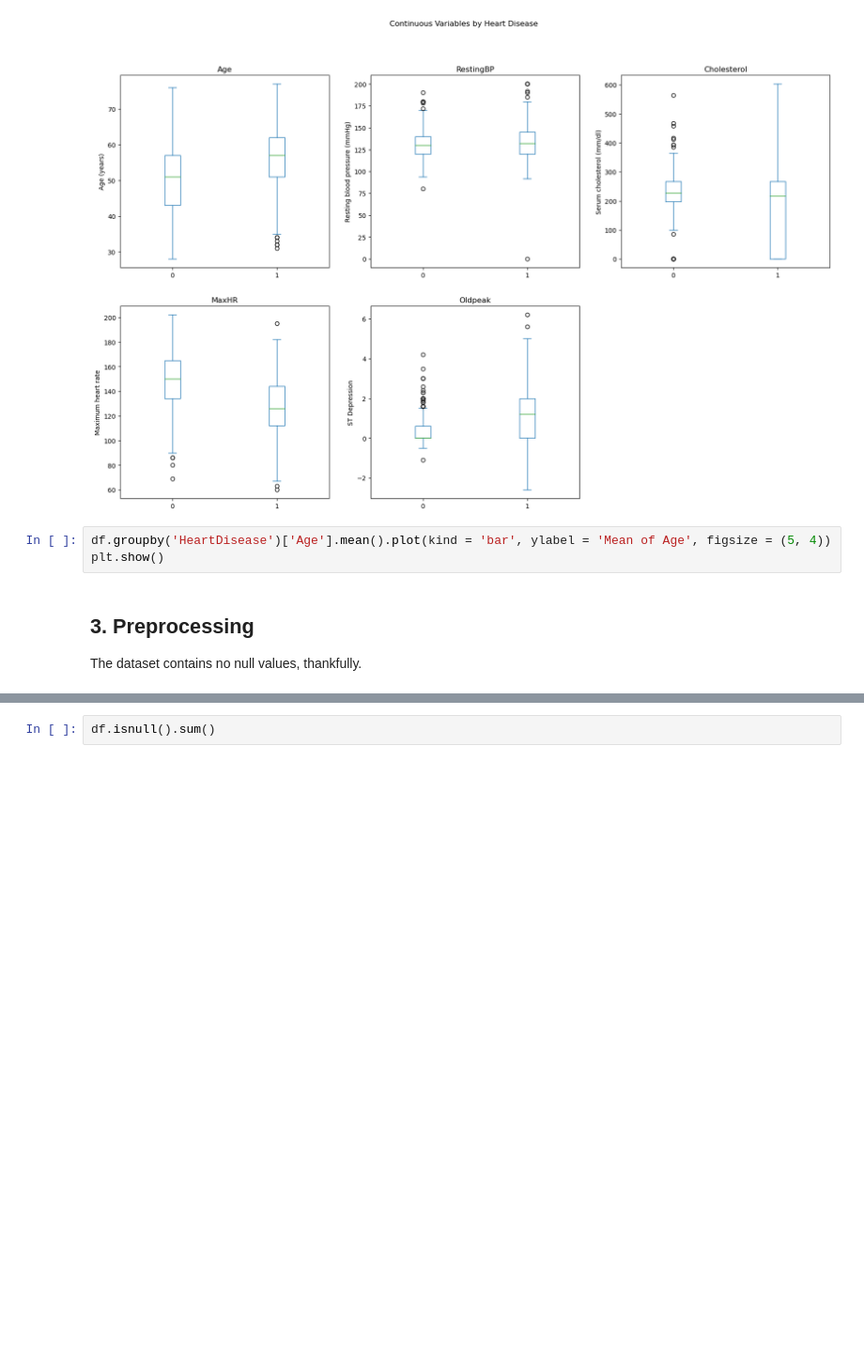
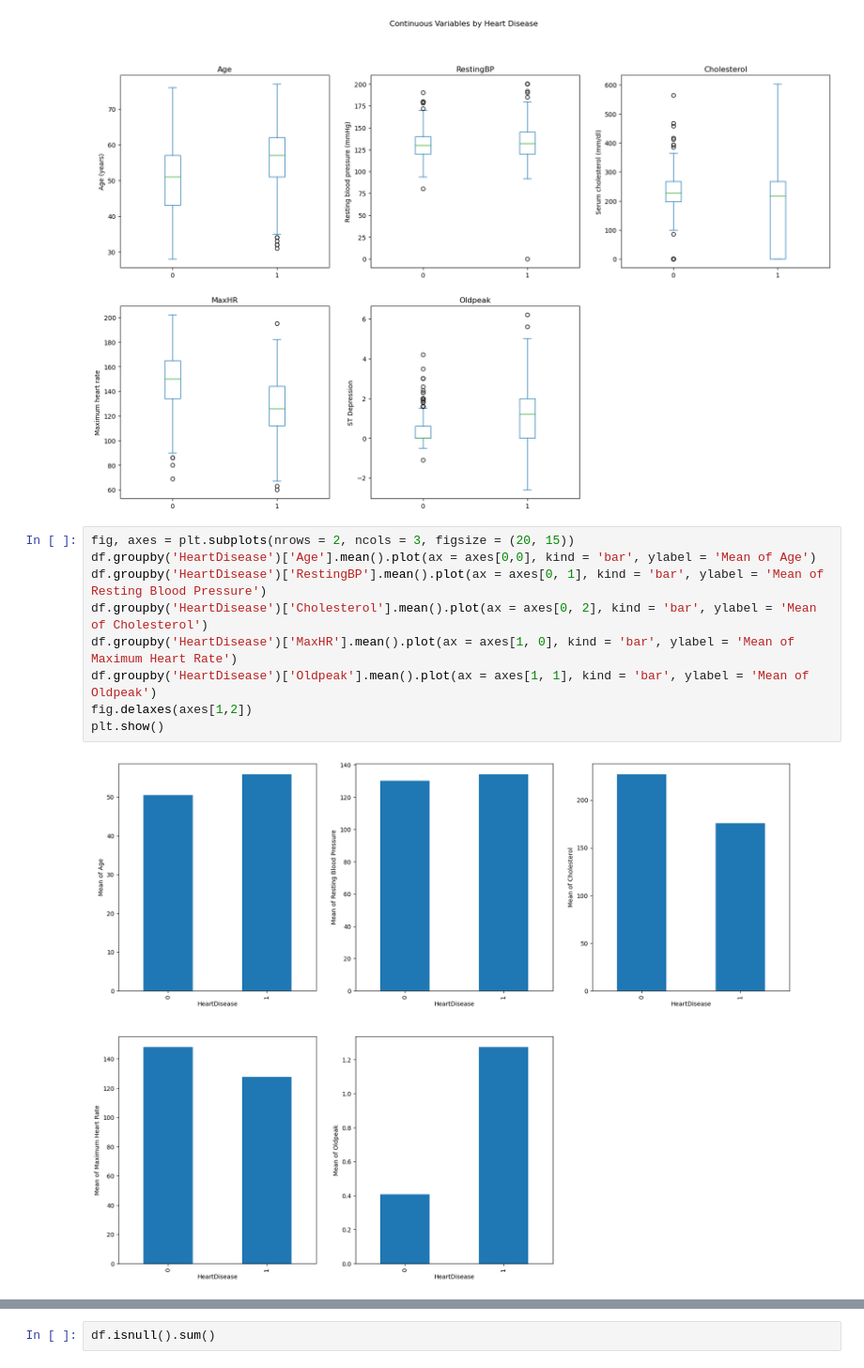
Before and after one commit to matthewstreets/heart-disease-classification, a Jupyter notebook: heart.ipynb, the cells around one changed output, grey strips where cells are left out. Shown at 94% size. Saved outputs shown, nothing was run; the diff lists cells and outputs as text; blank space fills up the shorter version.

```diff
--- a/heart.ipynb
+++ b/heart.ipynb
@@ -221,10 +221,14 @@ fig.delaxes(axes[1,2])
 plt.show()
 # %% [output]
 [figure]
-# %%
-df.groupby('HeartDisease')['Age'].mean().plot(kind = 'bar', ylabel = 'Mean of Age', figsize = (5, 4))
-plt.show()
-# %% [markdown]
-## 3. Preprocessing
-
-The dataset contains no null values, thankfully.
+# %%
+fig, axes = plt.subplots(nrows = 2, ncols = 3, figsize = (20, 15))
+df.groupby('HeartDisease')['Age'].mean().plot(ax = axes[0,0], kind = 'bar', ylabel = 'Mean of Age')
+df.groupby('HeartDisease')['RestingBP'].mean().plot(ax = axes[0, 1], kind = 'bar', ylabel = 'Mean of Resting Blood Pressure')
+df.groupby('HeartDisease')['Cholesterol'].mean().plot(ax = axes[0, 2], kind = 'bar', ylabel = 'Mean of Cholesterol')
+df.groupby('HeartDisease')['MaxHR'].mean().plot(ax = axes[1, 0], kind = 'bar', ylabel = 'Mean of Maximum Heart Rate')
+df.groupby('HeartDisease')['Oldpeak'].mean().plot(ax = axes[1, 1], kind = 'bar', ylabel = 'Mean of Oldpeak')
+fig.delaxes(axes[1,2])
+plt.show()
+# %% [output]
+[figure, added]
```
Also changed, not shown: parts of 5 cells of this notebook, 4 other files.
